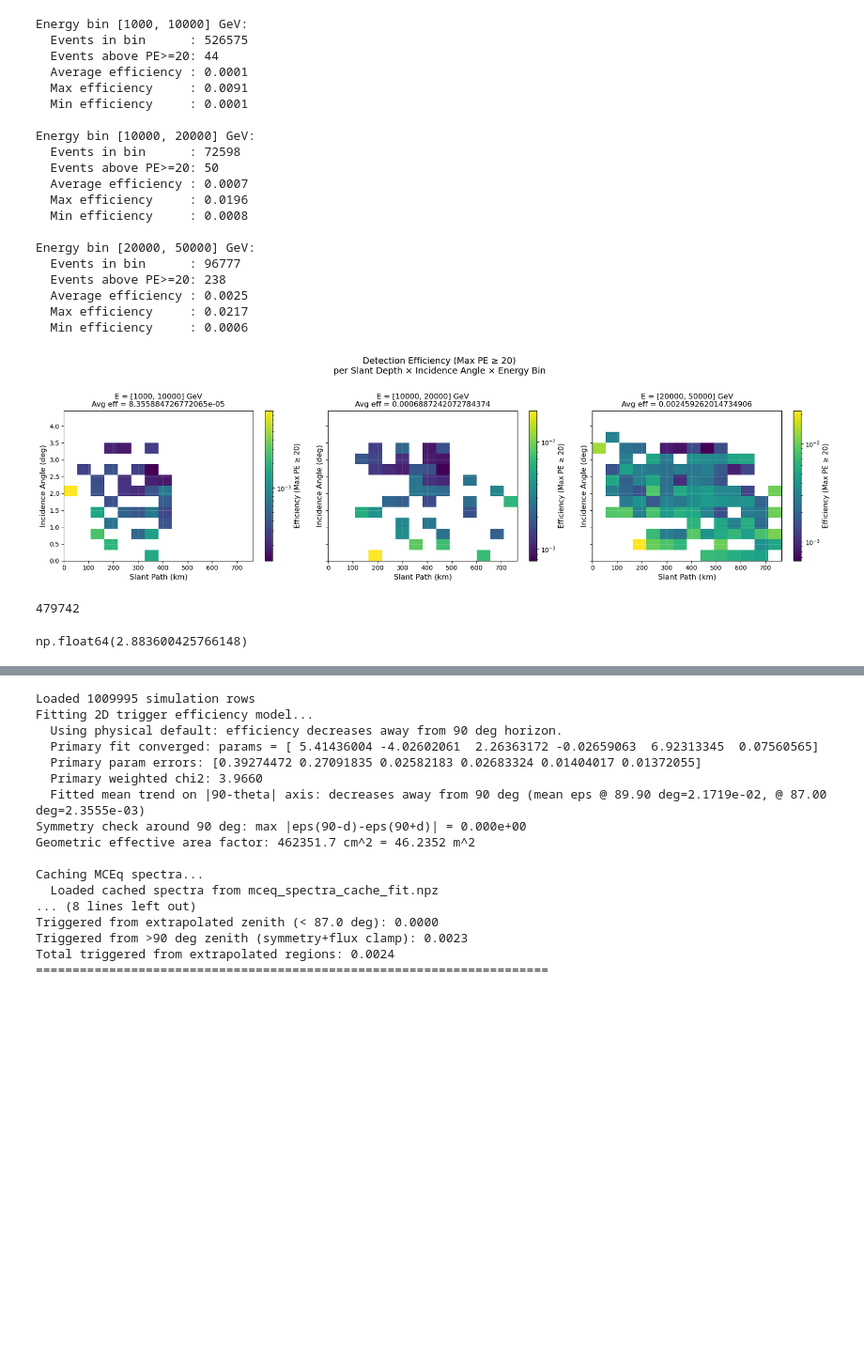
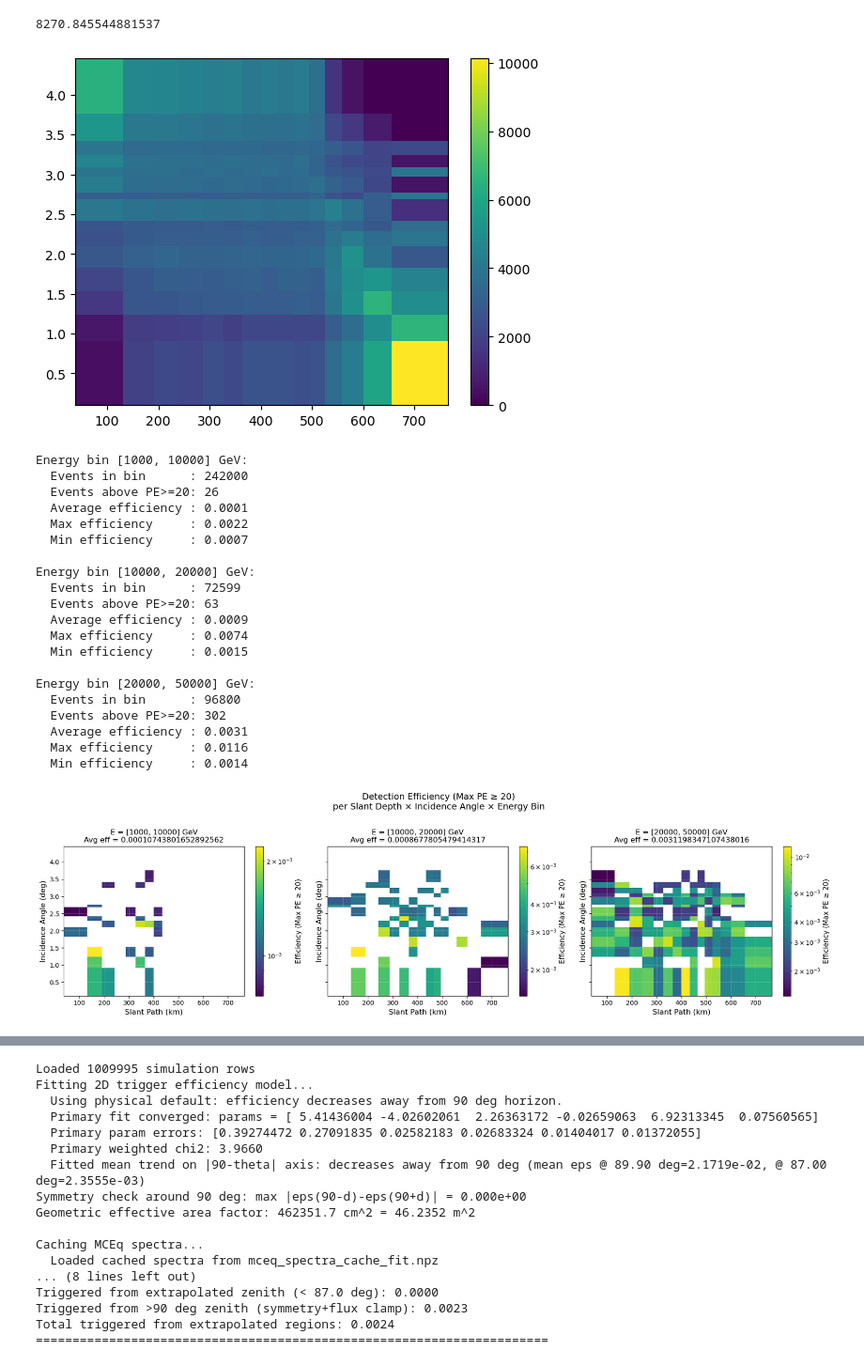
Before and after one commit to Teikiet/Muon_Trinity, a Jupyter notebook: analysis/Demonstrator_Muon_flux.ipynb, the cells around one changed output, grey strips where cells are left out. Shown at 94% size. Cells and saved outputs as stored; diff of their text form; code cells hidden in the pictures; blank space fills up the shorter version.

```diff
--- a/analysis/Demonstrator_Muon_flux.ipynb
+++ b/analysis/Demonstrator_Muon_flux.ipynb
@@ -162,3 +175,12 @@ Energy range: 1122.0 – 891251.0 GeV
+# %%
+from scipy.interpolate import interp1d
+x = np.array([1.1e3, 9e3, 9e4, 9e5])
+y = np.array([12,14,250,1500])
+
+f = interp1d(x, y)
+print(np.sum(f(E)))
+# %% [output]
+8270.845544881537
 # %%
 import numpy as np
 import matplotlib.colors as mcolors
@@ -166,9 +188,13 @@ import matplotlib.pyplot as plt
 
 # --- Define fixed bin edges ---
 E_bins   = np.array([ 1e3, 1e4, 2e4, 5e4]) # GeV — adjust as needed
-slant_bins = np.linspace(0, max(Slant), 15)                  # km — adjust range/number
-inc_bins   = np.linspace(0, max(Incidence), 15)                    # degrees — adjust range/number
-
+#slant_bins = np.linspace(0, max(Slant), 15)                  # km — adjust range/number
+#inc_bins   = np.linspace(0, max(Incidence), 15)                    # degrees — adjust range/number
+slant_bins = np.quantile(Slant, np.linspace(0, 1, 15 + 1))
+inc_bins = np.quantile(Incidence, np.linspace(0, 1, 15 + 1))
+plt.hist2d(Slant, Incidence, bins=[slant_bins,inc_bins])
+plt.colorbar()
+plt.show()
 PE_THRESHOLD = 20  # Max_PE threshold for trigger
 
 # --- Storage: efficiency[E_bin_idx] = 2D array (slant x incidence) ---
@@ -246,59 +272,52 @@ for ax, (i, ratio) in zip(axes, efficiency.items()):
         vmin = 1e-4  # fallback
 
     log_norm = mcolors.LogNorm(vmin=vmin, vmax=vmax)
 
     im = ax.pcolormesh(
         xedges, yedges,
         ratio.T,
         cmap="viridis",
         norm=log_norm
     )
 
     cbar = fig.colorbar(im, ax=ax)
     cbar.set_label(f"Efficiency (Max PE ≥ {PE_THRESHOLD})", fontsize=11)
 
     ax.set_xlabel("Slant Path (km)", fontsize=12)
     ax.set_ylabel("Incidence Angle (deg)", fontsize=12)
     ax.set_title(
         f"E = [{E_lo:.0f}, {E_hi:.0f}] GeV\n"
         f"Avg eff = {np.nansum(counts_above_dict[i]) / np.nansum(total_counts_dict[i])}",
         fontsize=12
     )
     ax.grid(True, alpha=0.3, color='white', linewidth=0.5)
 
 plt.suptitle(
     f"Detection Efficiency (Max PE ≥ {PE_THRESHOLD})\nper Slant Depth × Incidence Angle × Energy Bin",
     fontsize=14, y=1.02
 )
 plt.tight_layout()
 plt.show()
 # %% [output]
+[figure, new version]
 Energy bin [1000, 10000] GeV:
-  Events in bin      : 526575
-  Events above PE>=20: 44
+  Events in bin      : 242000
+  Events above PE>=20: 26
   Average efficiency : 0.0001
-  Max efficiency     : 0.0091
-  Min efficiency     : 0.0001
+  Max efficiency     : 0.0022
+  Min efficiency     : 0.0007
 
 Energy bin [10000, 20000] GeV:
-  Events in bin      : 72598
-  Events above PE>=20: 50
-  Average efficiency : 0.0007
-  Max efficiency     : 0.0196
-  Min efficiency     : 0.0008
+  Events in bin      : 72599
+  Events above PE>=20: 63
+  Average efficiency : 0.0009
+  Max efficiency     : 0.0074
+  Min efficiency     : 0.0015
 
 Energy bin [20000, 50000] GeV:
-  Events in bin      : 96777
-  Events above PE>=20: 238
-  Average efficiency : 0.0025
-  Max efficiency     : 0.0217
-  Min efficiency     : 0.0006
+  Events in bin      : 96800
+  Events above PE>=20: 302
+  Average efficiency : 0.0031
+  Max efficiency     : 0.0116
+  Min efficiency     : 0.0014
-[figure, old version]
+[figure, added]
-# %%
-len(Slant[index])
-# %% [output]
-479742
-# %%
-np.log10(max(Slant))
-# %% [output]
-np.float64(2.883600425766148)
```
Also changed, not shown: parts of 5 cells of this notebook, 12 other files.
